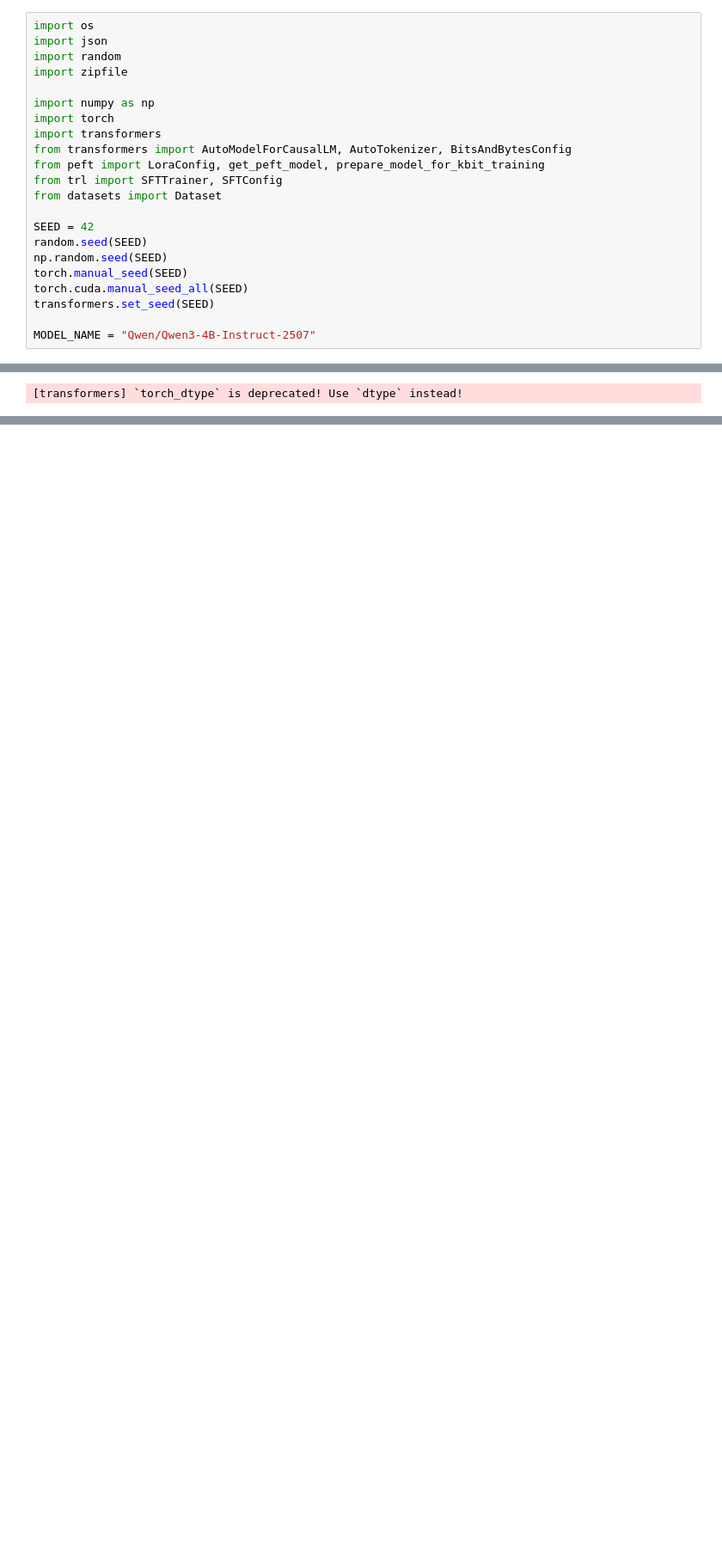
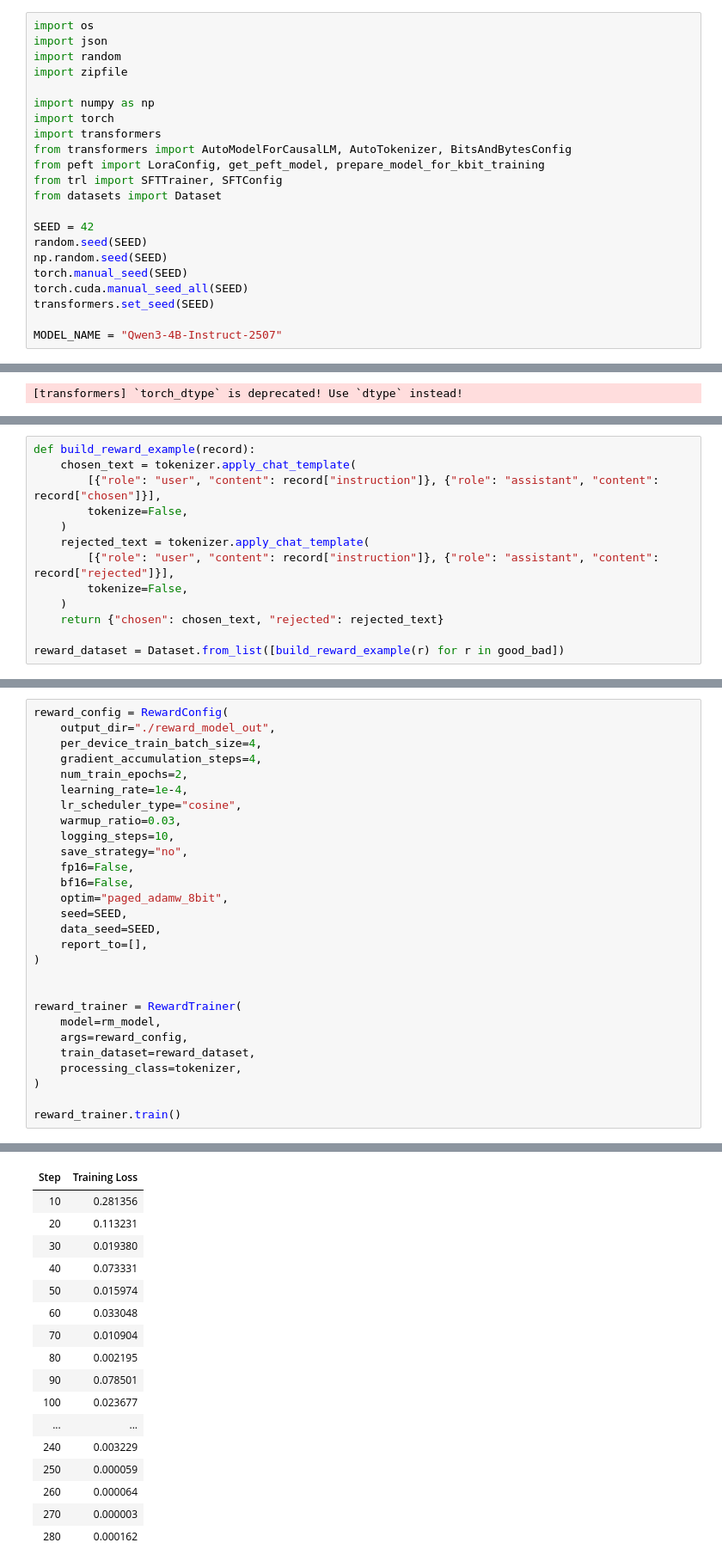
Before and after one commit to kunigral/ml_scolar_red, a Jupyter notebook: solution.ipynb, the cells around one changed output, grey strips where cells are left out. Shown at 86% size. Saved outputs shown, nothing was run; the diff lists cells and outputs as text; blank space fills up the shorter version.

```diff
--- a/solution.ipynb
+++ b/solution.ipynb
@@ -22,7 +22,7 @@ torch.manual_seed(SEED)
 torch.cuda.manual_seed_all(SEED)
 transformers.set_seed(SEED)
 
-MODEL_NAME = "Qwen/Qwen3-4B-Instruct-2507"
+MODEL_NAME = "Qwen3-4B-Instruct-2507"
 # %%
 DATA_DIR = "/kaggle/input/datasets/kunimsmk/scolar-red/"
 
@@ -285,0 +234,13 @@ P_simple: 0.9968234645868576
+# %%
+def build_reward_example(record):
+    chosen_text = tokenizer.apply_chat_template(
+        [{"role": "user", "content": record["instruction"]}, {"role": "assistant", "content": record["chosen"]}],
+        tokenize=False,
+    )
+    rejected_text = tokenizer.apply_chat_template(
+        [{"role": "user", "content": record["instruction"]}, {"role": "assistant", "content": record["rejected"]}],
+        tokenize=False,
+    )
+    return {"chosen": chosen_text, "rejected": rejected_text}
+
+reward_dataset = Dataset.from_list([build_reward_example(r) for r in good_bad])
@@ -285,0 +290,29 @@ P_simple: 0.9968234645868576
+# %%
+reward_config = RewardConfig(
+    output_dir="./reward_model_out",
+    per_device_train_batch_size=4,
+    gradient_accumulation_steps=4,
+    num_train_epochs=2,
+    learning_rate=1e-4,
+    lr_scheduler_type="cosine",
+    warmup_ratio=0.03,
+    logging_steps=10,
+    save_strategy="no",
+    fp16=False,
+    bf16=False,
+    optim="paged_adamw_8bit",
+    seed=SEED,
+    data_seed=SEED,
+    report_to=[],
+)
+
+
+reward_trainer = RewardTrainer(
+    model=rm_model,
+    args=reward_config,
+    train_dataset=reward_dataset,
+    processing_class=tokenizer,
+)
+
+reward_trainer.train()
+# %% [output]
@@ -285,0 +321,17 @@ P_simple: 0.9968234645868576
+| Step | Training Loss |
+| 10 | 0.281356 |
+| 20 | 0.113231 |
+| 30 | 0.019380 |
+| 40 | 0.073331 |
+| 50 | 0.015974 |
+| 60 | 0.033048 |
+| 70 | 0.010904 |
+| 80 | 0.002195 |
+| 90 | 0.078501 |
+| 100 | 0.023677 |
+| ... | ... |
+| 240 | 0.003229 |
+| 250 | 0.000059 |
+| 260 | 0.000064 |
+| 270 | 0.000003 |
+| 280 | 0.000162 |
```
Also changed, not shown: parts of 14 cells of this notebook.
